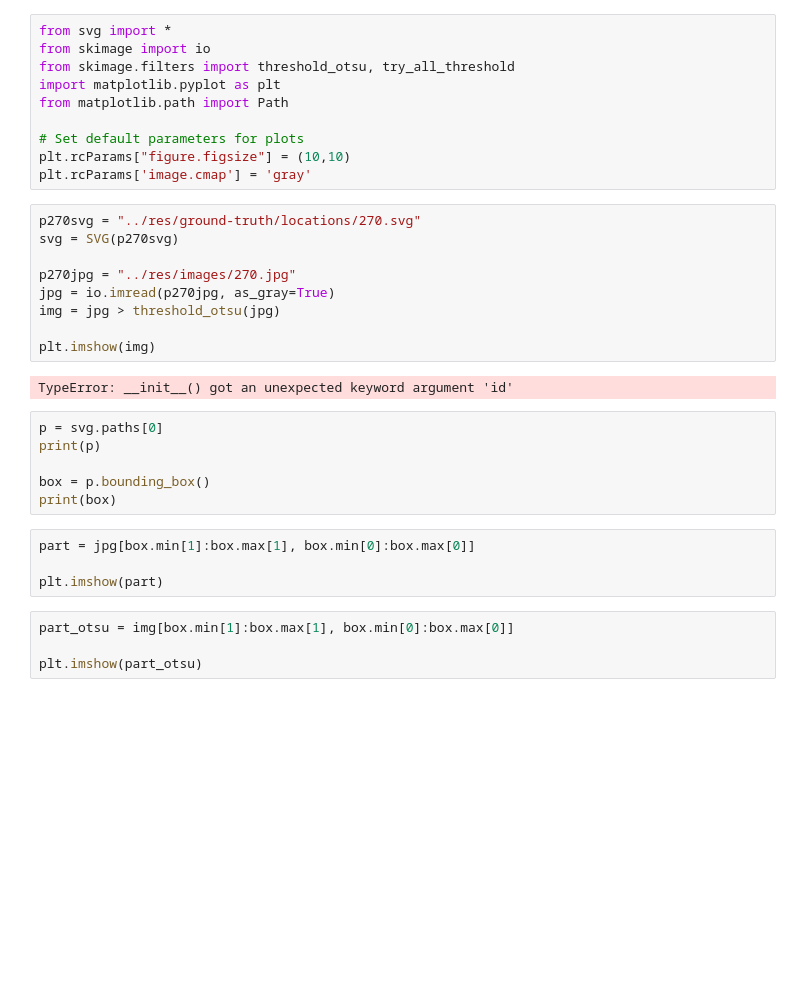
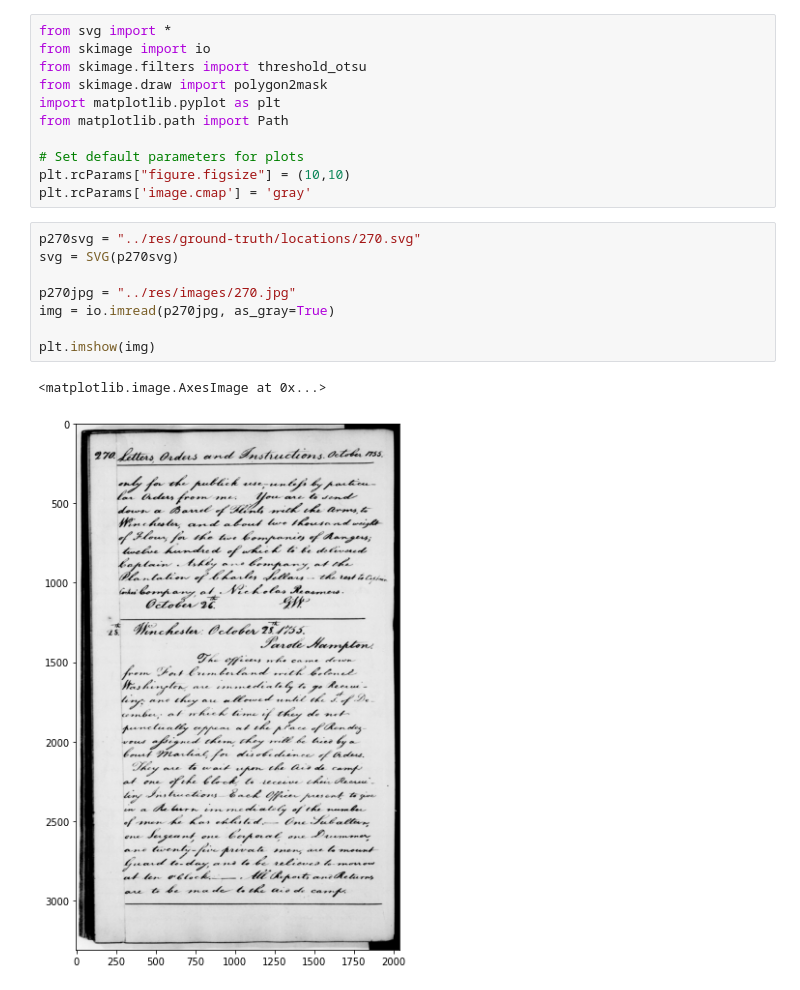
Before and after one commit to NMROSS/Pattern-Recognition-As1, a Jupyter notebook: 03_Keyword_Spotting/src/main.ipynb, the cells around one changed output. Saved outputs shown, nothing was run; the diff lists cells and outputs as text; blank space fills up the shorter version.

```diff
--- a/03_Keyword_Spotting/src/main.ipynb
+++ b/03_Keyword_Spotting/src/main.ipynb
@@ -1,7 +1,8 @@
 # %%
 from svg import *
 from skimage import io
-from skimage.filters import threshold_otsu, try_all_threshold
+from skimage.filters import threshold_otsu
+from skimage.draw import polygon2mask
 import matplotlib.pyplot as plt
 from matplotlib.path import Path
 
@@ -11,25 +12,11 @@ plt.rcParams['image.cmap'] = 'gray'
 # %%
 p270svg = "../res/ground-truth/locations/270.svg"
 svg = SVG(p270svg)
 
 p270jpg = "../res/images/270.jpg"
-jpg = io.imread(p270jpg, as_gray=True)
-img = jpg > threshold_otsu(jpg)
+img = io.imread(p270jpg, as_gray=True)
 
 plt.imshow(img)
 # %% [output]
-TypeError: __init__() got an unexpected keyword argument 'id'
+<matplotlib.image.AxesImage at 0x...>
+[figure, added]
-# %%
-p = svg.paths[0]
-print(p)
-
-box = p.bounding_box()
-print(box)
-# %%
-part = jpg[box.min[1]:box.max[1], box.min[0]:box.max[0]]
-
-plt.imshow(part)
-# %%
-part_otsu = img[box.min[1]:box.max[1], box.min[0]:box.max[0]]
-
-plt.imshow(part_otsu)
```
Also changed, not shown: parts of 1 cell of this notebook, 1 other file.
